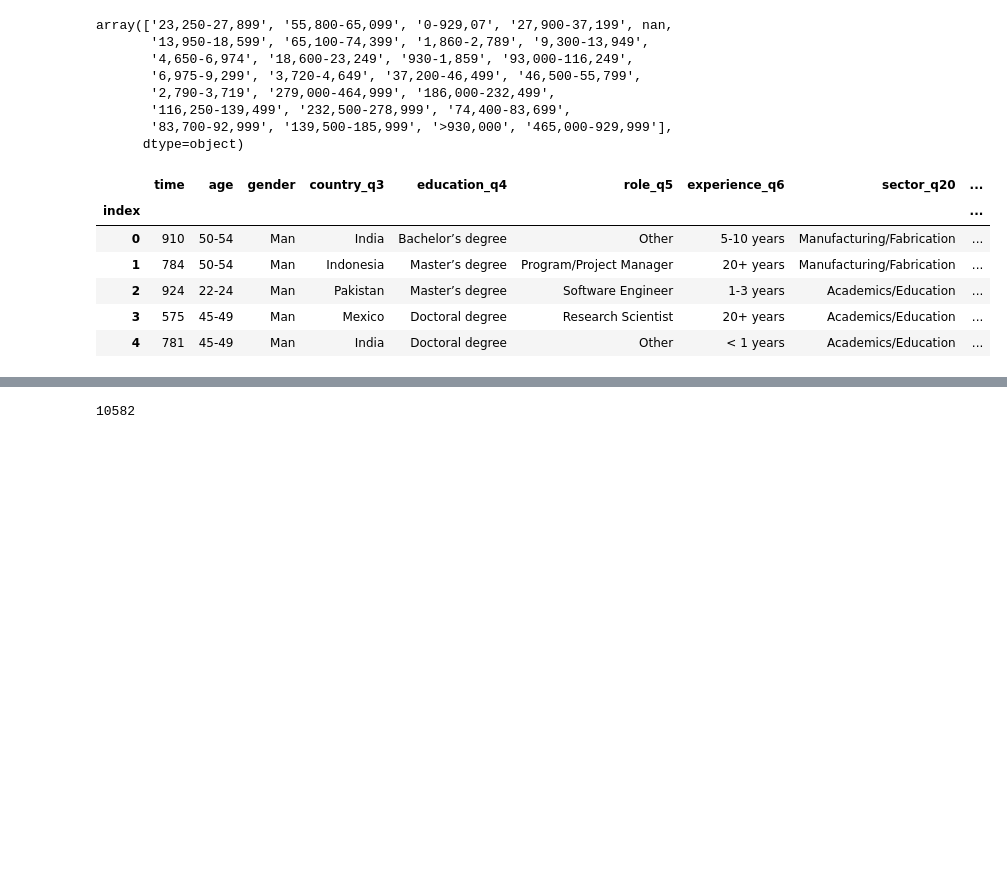
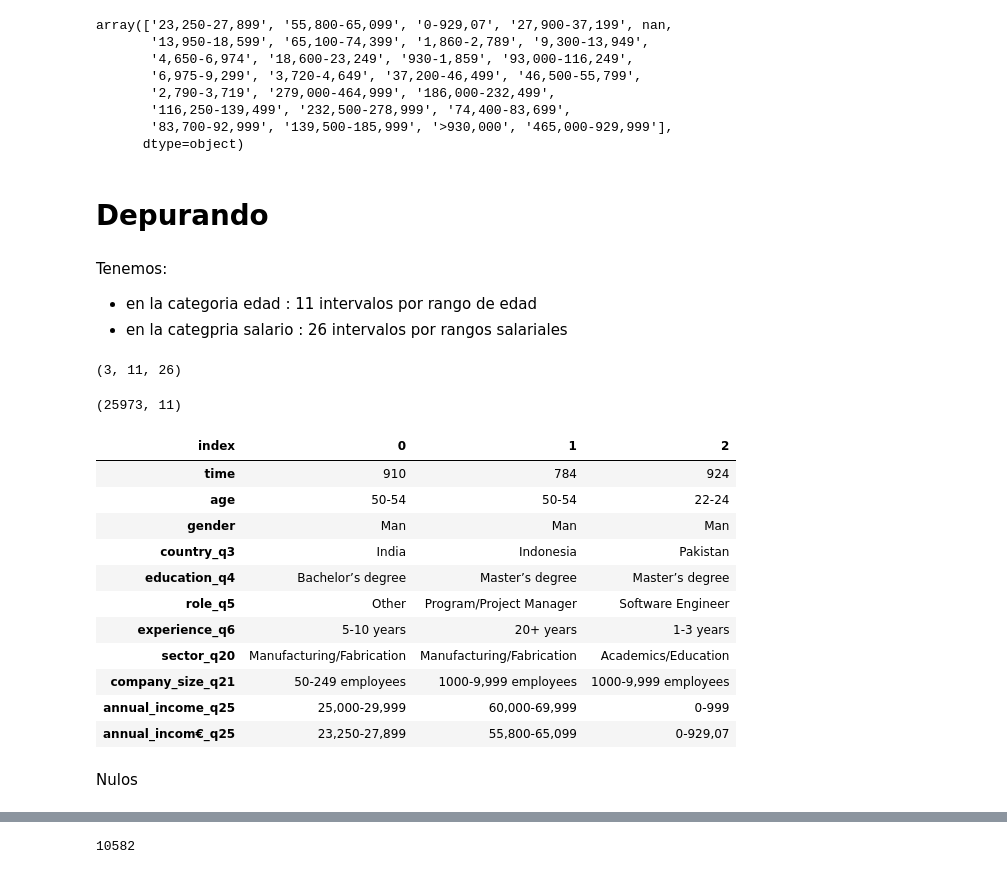
Before and after one commit to Adalab/project-da-promo-c-module-2-team-1, a Jupyter notebook: code/edad.genero.salario.ipynb, the cells around one changed output, grey strips where cells are left out. Saved outputs shown, nothing was run; the diff lists cells and outputs as text; code cells hidden in the pictures; blank space fills up the shorter version.

```diff
--- a/code/edad.genero.salario.ipynb
+++ b/code/edad.genero.salario.ipynb
@@ -320,13 +236,34 @@ array(['23,250-27,899', '55,800-65,099', '0-929,07', '27,900-37,199', nan,
        '116,250-139,499', '232,500-278,999', '74,400-83,699',
        '83,700-92,999', '139,500-185,999', '>930,000', '465,000-929,999'],
       dtype=object)
+# %% [markdown]
+# Depurando
+# %% [markdown]
+Tenemos:
+- en la categoria edad : 11 intervalos por rango de edad
+- en la categpria salario : 26 intervalos por rangos salariales
+# %%
+df_as.groupby('gender').ngroups, df_as.groupby('age').ngroups, df_as.groupby('annual_incom€_q25').ngroups
+# %% [output]
+(3, 11, 26)
+# %%
+df_as.shape
+# %% [output]
+(25973, 11)
 # %%
-df_as.head()
+df_as.head(3).T
 # %% [output]
-|  | time | age | gender | country_q3 | education_q4 | role_q5 | experience_q6 | sector_q20 | ... |
-| index |  |  |  |  |  |  |  |  | ... |
-| 0 | 910 | 50-54 | Man | India | Bachelor’s degree | Other | 5-10 years | Manufacturing/Fabrication | ... |
-| 1 | 784 | 50-54 | Man | Indonesia | Master’s degree | Program/Project Manager | 20+ years | Manufacturing/Fabrication | ... |
-| 2 | 924 | 22-24 | Man | Pakistan | Master’s degree | Software Engineer | 1-3 years | Academics/Education | ... |
-| 3 | 575 | 45-49 | Man | Mexico | Doctoral degree | Research Scientist | 20+ years | Academics/Education | ... |
-| 4 | 781 | 45-49 | Man | India | Doctoral degree | Other | < 1 years | Academics/Education | ... |
+| index | 0 | 1 | 2 |
+| time | 910 | 784 | 924 |
+| age | 50-54 | 50-54 | 22-24 |
+| gender | Man | Man | Man |
+| country_q3 | India | Indonesia | Pakistan |
+| education_q4 | Bachelor’s degree | Master’s degree | Master’s degree |
+| role_q5 | Other | Program/Project Manager | Software Engineer |
+| experience_q6 | 5-10 years | 20+ years | 1-3 years |
+| sector_q20 | Manufacturing/Fabrication | Manufacturing/Fabrication | Academics/Education |
+| company_size_q21 | 50-249 employees | 1000-9,999 employees | 1000-9,999 employees |
+| annual_income_q25 | 25,000-29,999 | 60,000-69,999 | 0-999 |
+| annual_incom€_q25 | 23,250-27,899 | 55,800-65,099 | 0-929,07 |
+# %% [markdown]
+Nulos
```
Also changed, not shown: parts of 36 cells of this notebook.
